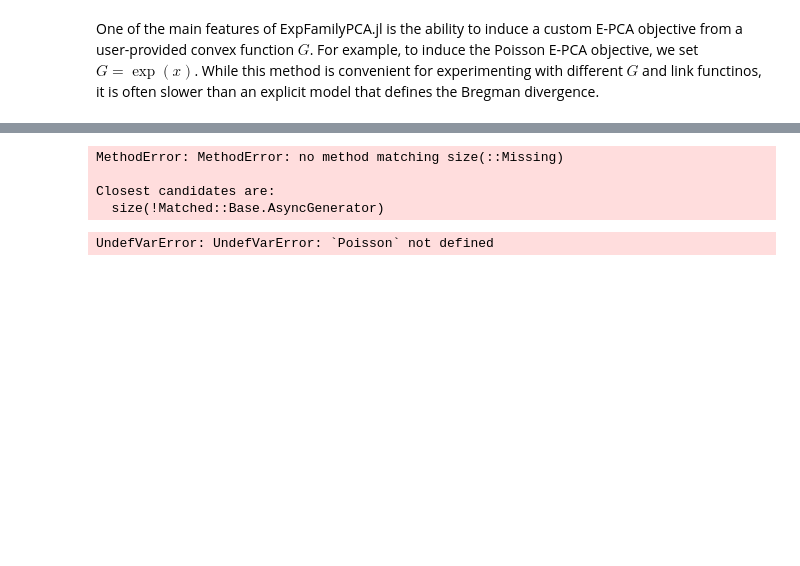
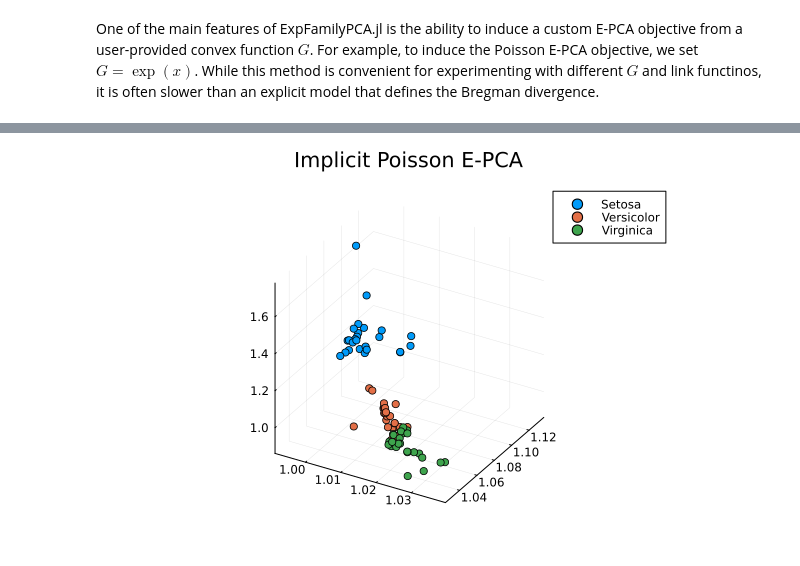
Before and after one commit to FlyingWorkshop/BeliefCompression, a Jupyter notebook: EPCABenchmarks/iris_jupyter.ipynb, the cells around one changed output, grey strips where cells are left out. Drawn from its saved outputs; the diff is of its cells as text; code cells hidden in the pictures; blank space fills up the shorter version.

```diff
--- a/EPCABenchmarks/iris_jupyter.ipynb
+++ b/EPCABenchmarks/iris_jupyter.ipynb
@@ -226,0 +224,3 @@ BenchmarkTools.Trial: 19 samples with 1 evaluation.
+# %%
+implicit_poisson = EPCA(x->exp(x))
+fit!(implicit_poisson, Xtr_transpose; maxoutdim=3, verbose=true, maxiter=100, steps_per_print=10)'
@@ -226,0 +249,2 @@ BenchmarkTools.Trial: 19 samples with 1 evaluation.
+# %%
+implicit_poisson_pred = compress(implicit_poisson, Xte_transpose; verbose=true, maxiter=100)'
@@ -227,12 +267,4 @@ BenchmarkTools.Trial: 19 samples with 1 evaluation.
 # %%
-implicit_poisson_pred = compress(implicit_poisson, Xte_transpose; maxiter=5)'
 p3 = plot_compression(implicit_poisson_pred, "Implicit Poisson E-PCA")
 # %% [output]
-MethodError: MethodError: no method matching size(::Missing)
-
-Closest candidates are:
-  size(!Matched::Base.AsyncGenerator)
+[figure, added]
-# %%
-implicit_Xr_poisson = decompress(Poisson, A')'
-# %% [output]
-UndefVarError: UndefVarError: `Poisson` not defined
```
Also changed, not shown: parts of 22 cells of this notebook, 1 other file.
